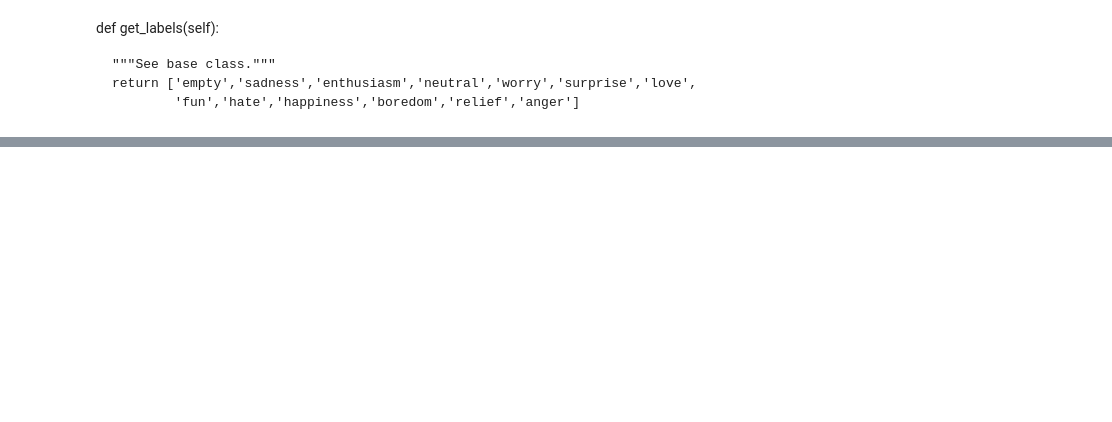
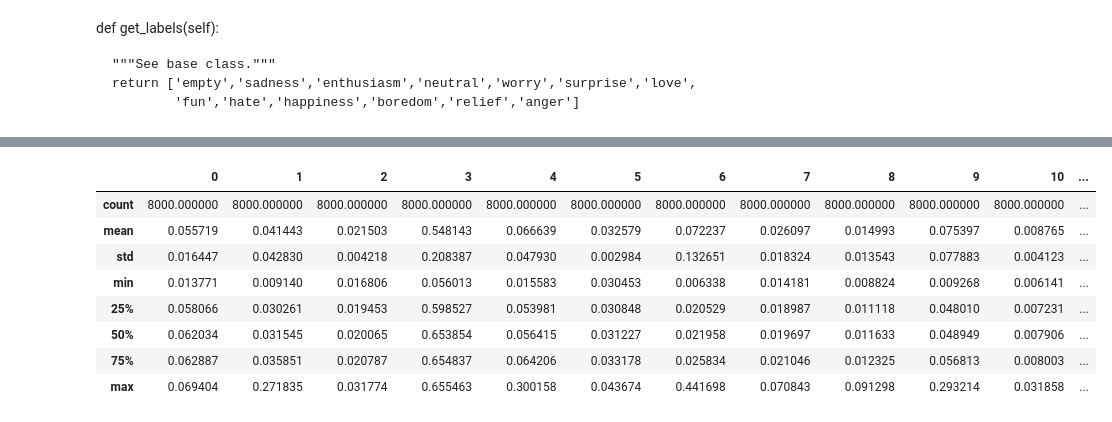
Before and after one commit to paluigi/AI-IoT-Bootcamp, a Jupyter notebook: test.ipynb, the cells around one changed output, grey strips where cells are left out. Saved outputs shown, nothing was run; the diff lists cells and outputs as text; code cells hidden in the pictures; blank space fills up the shorter version.

Commit message:
Updated - successful training and test

```diff
--- a/test.ipynb
+++ b/test.ipynb
@@ -234,0 +269,13 @@ I0826 08:51:22.642850 139815509993344 tpu_estimator.py:2308] examples/sec: 4.765
+# %%
+test = pd.read_csv("/content/bert_output/test_results.tsv",sep="\t",header=None)
+test.describe()
+# %% [output]
+|  | 0 | 1 | 2 | 3 | 4 | 5 | 6 | 7 | 8 | 9 | 10 | ... |
+| count | 8000.000000 | 8000.000000 | 8000.000000 | 8000.000000 | 8000.000000 | 8000.000000 | 8000.000000 | 8000.000000 | 8000.000000 | 8000.000000 | 8000.000000 | ... |
+| mean | 0.055719 | 0.041443 | 0.021503 | 0.548143 | 0.066639 | 0.032579 | 0.072237 | 0.026097 | 0.014993 | 0.075397 | 0.008765 | ... |
+| std | 0.016447 | 0.042830 | 0.004218 | 0.208387 | 0.047930 | 0.002984 | 0.132651 | 0.018324 | 0.013543 | 0.077883 | 0.004123 | ... |
+| min | 0.013771 | 0.009140 | 0.016806 | 0.056013 | 0.015583 | 0.030453 | 0.006338 | 0.014181 | 0.008824 | 0.009268 | 0.006141 | ... |
+| 25% | 0.058066 | 0.030261 | 0.019453 | 0.598527 | 0.053981 | 0.030848 | 0.020529 | 0.018987 | 0.011118 | 0.048010 | 0.007231 | ... |
+| 50% | 0.062034 | 0.031545 | 0.020065 | 0.653854 | 0.056415 | 0.031227 | 0.021958 | 0.019697 | 0.011633 | 0.048949 | 0.007906 | ... |
+| 75% | 0.062887 | 0.035851 | 0.020787 | 0.654837 | 0.064206 | 0.033178 | 0.025834 | 0.021046 | 0.012325 | 0.056813 | 0.008003 | ... |
+| max | 0.069404 | 0.271835 | 0.031774 | 0.655463 | 0.300158 | 0.043674 | 0.441698 | 0.070843 | 0.091298 | 0.293214 | 0.031858 | ... |
```
Also changed, not shown: parts of 7 cells of this notebook.
